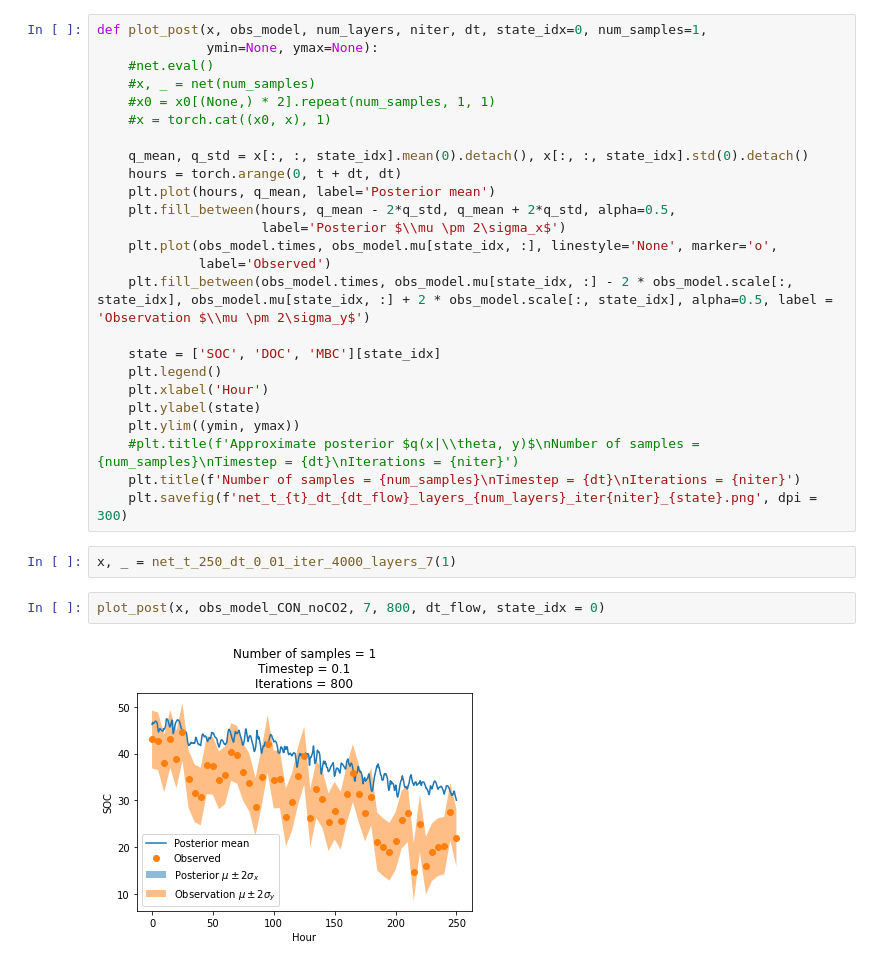
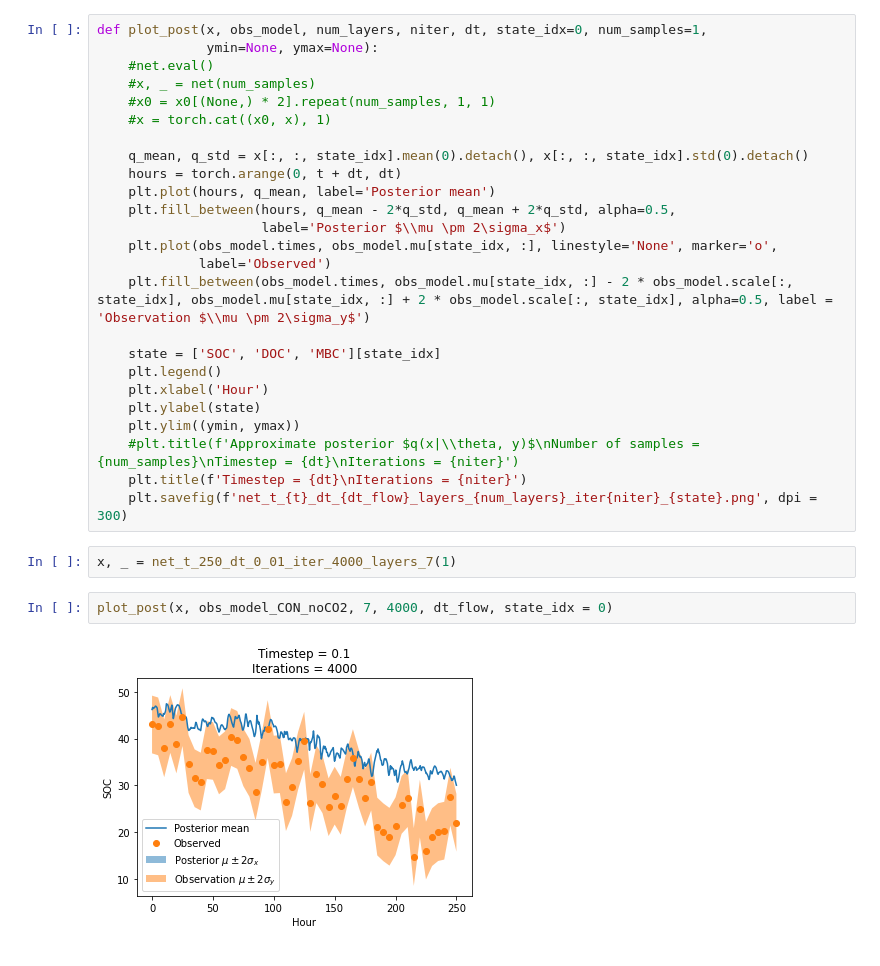
Before and after one commit to wallyxie/varInferenceSoilBiogeoModelSyntheticData, a Jupyter notebook: python_sde_variational_inference_code/SCON wo CO2 - Learn posterior of x0 - test - 2.ipynb, the cells around one changed output. Drawn from its saved outputs; the diff is of its cells as text.

Commit message:
updated plots

```diff
--- a/python_sde_variational_inference_code/SCON wo CO2 - Learn posterior of x0 - test - 2.ipynb
+++ b/python_sde_variational_inference_code/SCON wo CO2 - Learn posterior of x0 - test - 2.ipynb
@@ -191,12 +191,12 @@ def plot_post(x, obs_model, num_layers, niter, dt, state_idx=0, num_samples=1,
     plt.ylabel(state)
     plt.ylim((ymin, ymax))
     #plt.title(f'Approximate posterior $q(x|\\theta, y)$\nNumber of samples = {num_samples}\nTimestep = {dt}\nIterations = {niter}')
-    plt.title(f'Number of samples = {num_samples}\nTimestep = {dt}\nIterations = {niter}')
+    plt.title(f'Timestep = {dt}\nIterations = {niter}')
     plt.savefig(f'net_t_{t}_dt_{dt_flow}_layers_{num_layers}_iter{niter}_{state}.png', dpi = 300)
 # %%
 x, _ = net_t_250_dt_0_01_iter_4000_layers_7(1)
 # %%
-plot_post(x, obs_model_CON_noCO2, 7, 800, dt_flow, state_idx = 0)
+plot_post(x, obs_model_CON_noCO2, 7, 4000, dt_flow, state_idx = 0)
 # %% [output]
-[figure, old version]
+[figure, new version]
 # %%
```
Also changed, not shown: parts of 2 cells of this notebook, 7 other files.
